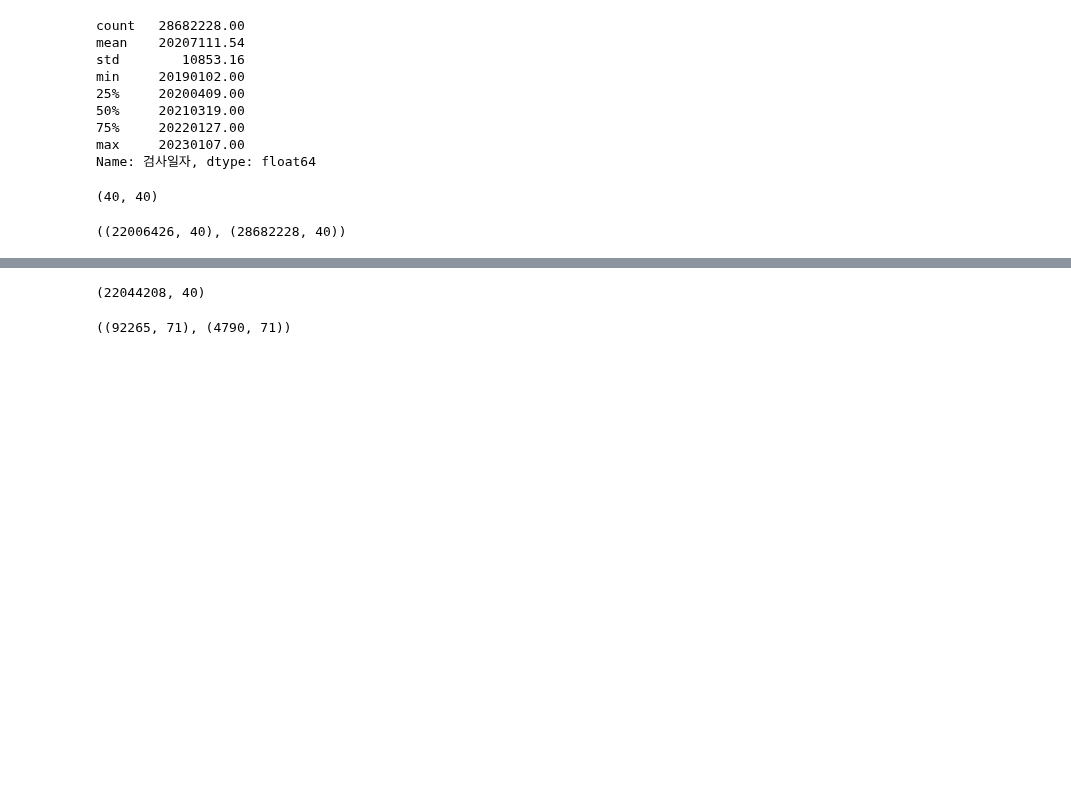
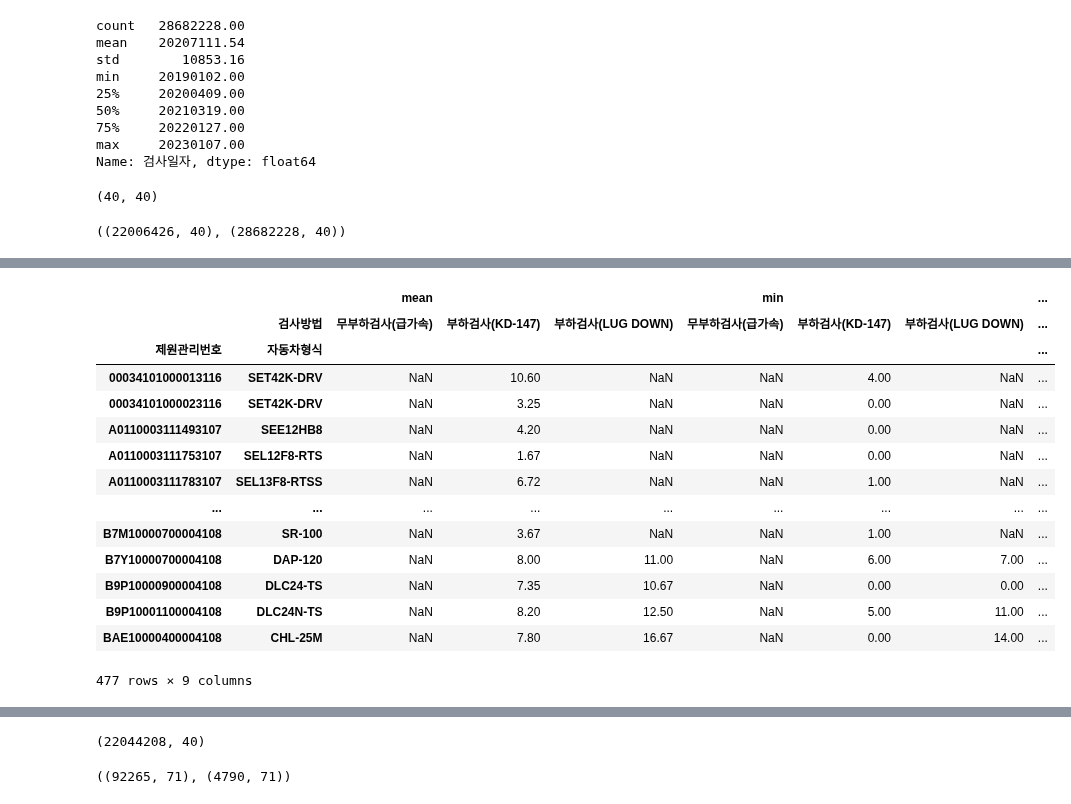
Before and after one commit to kbjung/wabotech, a Jupyter notebook: car_big_data_2/[BD1]4등급_데이터_점검.ipynb, the cells around one changed output, grey strips where cells are left out. Cells and saved outputs as stored; diff of their text form; code cells hidden in the pictures; blank space fills up the shorter version.

```diff
--- a/car_big_data_2/[BD1]4등급_데이터_점검.ipynb
+++ b/car_big_data_2/[BD1]4등급_데이터_점검.ipynb
@@ -939,0 +1005,10 @@ ins.shape, dins.shape
+# %%
+icond1 = cond1.merge(ins, on='차대번호', how='left') # 4등급 정기검사 매칭
+dcond1 = cond1.merge(dins, on='차대번호', how='left') # 4등급 정밀검사 매칭
+# %%
+# 4등급
+icond1Y = icond1[icond1['무부하매연판정1'] == 'Y'].reset_index(drop=True) # 정기 매연검사 합격
+icond1N = icond1[icond1['무부하매연판정1'] == 'N'].reset_index(drop=True) # 정기 매연검사 불합격
+dcond1Y = dcond1[dcond1['무부하매연판정1'] == 'Y'].reset_index(drop=True) # 정밀 매연검사 합격
+dcond1N = dcond1[dcond1['무부하매연판정1'] == 'N'].reset_index(drop=True) # 정밀 매연검사 불합격
+icond1Y.shape, icond1N.shape, dcond1Y.shape, dcond1N.shape
@@ -939,0 +1104,18 @@ ins.shape, dins.shape
+# %%
+dcond1Y.groupby(['제원관리번호', '자동차형식', '검사방법'])['무부하매연측정치1'].agg(['mean', 'min', 'max']).unstack()
+# %% [output]
+|  |  | mean |  |  | min |  |  | ... |
+|  | 검사방법 | 무부하검사(급가속) | 부하검사(KD-147) | 부하검사(LUG DOWN) | 무부하검사(급가속) | 부하검사(KD-147) | 부하검사(LUG DOWN) | ... |
+| 제원관리번호 | 자동차형식 |  |  |  |  |  |  | ... |
+| 00034101000013116 | SET42K-DRV | NaN | 10.60 | NaN | NaN | 4.00 | NaN | ... |
+| 00034101000023116 | SET42K-DRV | NaN | 3.25 | NaN | NaN | 0.00 | NaN | ... |
+| A0110003111493107 | SEE12HB8 | NaN | 4.20 | NaN | NaN | 0.00 | NaN | ... |
+| A0110003111753107 | SEL12F8-RTS | NaN | 1.67 | NaN | NaN | 0.00 | NaN | ... |
+| A0110003111783107 | SEL13F8-RTSS | NaN | 6.72 | NaN | NaN | 1.00 | NaN | ... |
+| ... | ... | ... | ... | ... | ... | ... | ... | ... |
+| B7M10000700004108 | SR-100 | NaN | 3.67 | NaN | NaN | 1.00 | NaN | ... |
+| B7Y10000700004108 | DAP-120 | NaN | 8.00 | 11.00 | NaN | 6.00 | 7.00 | ... |
+| B9P10000900004108 | DLC24-TS | NaN | 7.35 | 10.67 | NaN | 0.00 | 0.00 | ... |
+| B9P10001100004108 | DLC24N-TS | NaN | 8.20 | 12.50 | NaN | 5.00 | 11.00 | ... |
+| BAE10000400004108 | CHL-25M | NaN | 7.80 | 16.67 | NaN | 0.00 | 14.00 | ... |
+477 rows × 9 columns
```
Also changed, not shown: parts of 65 cells of this notebook.
